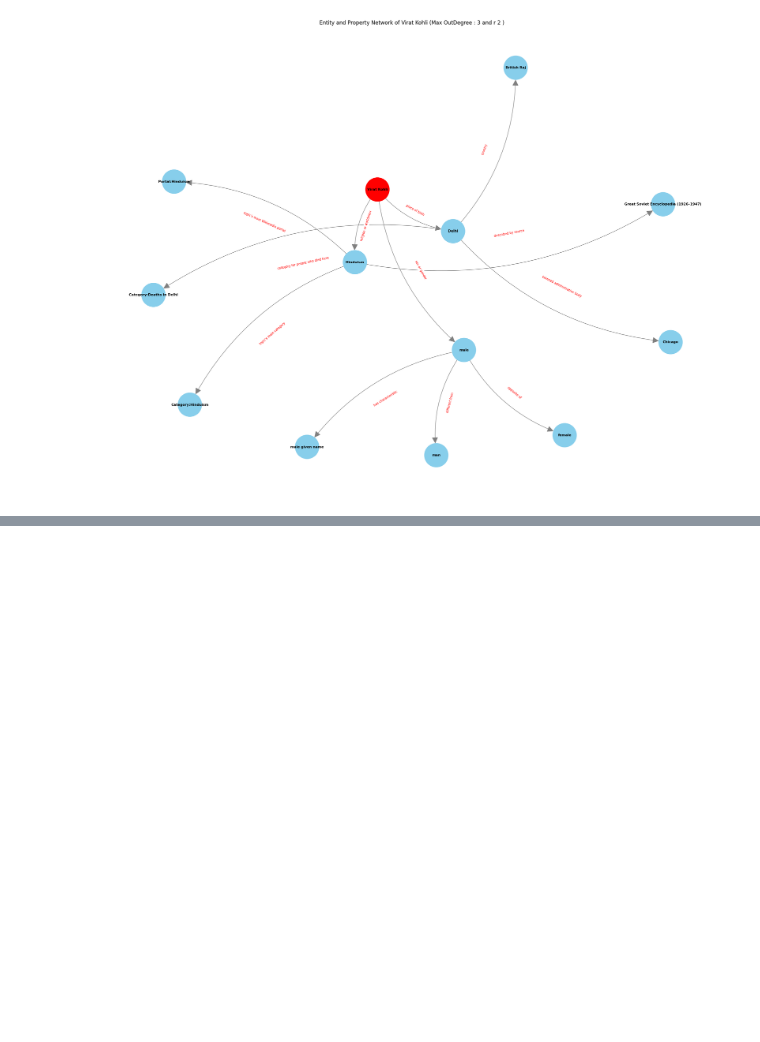
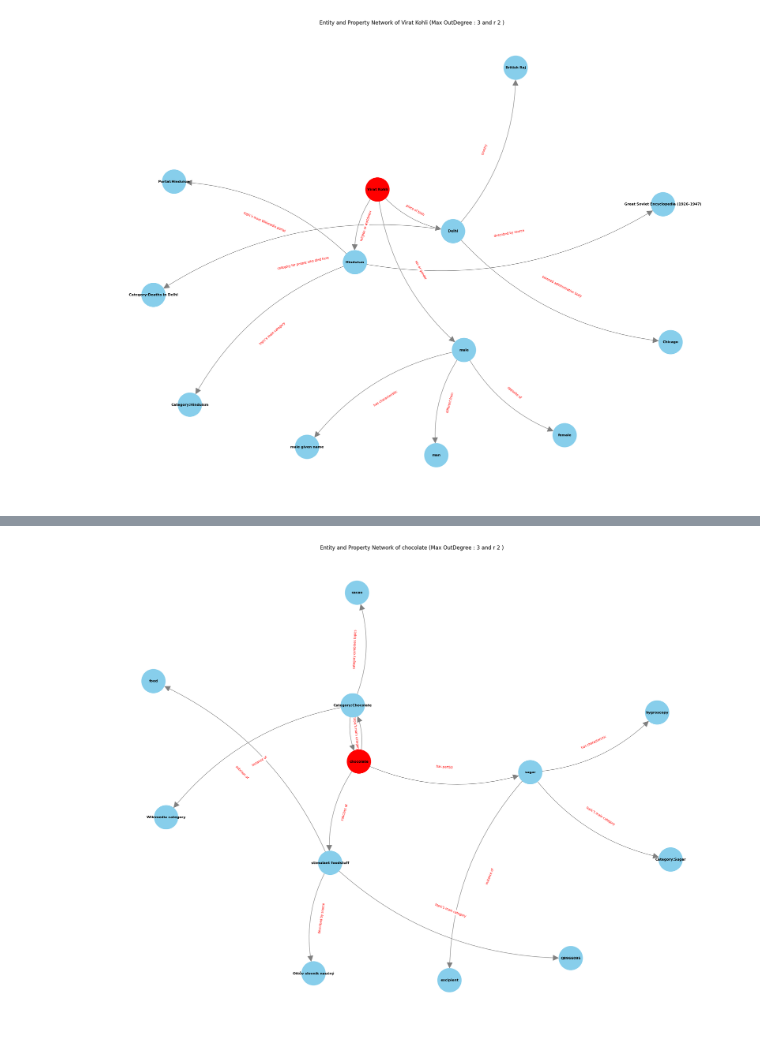
Before and after one commit to Aryan-ki-codepanti/wikiDataPy, a Jupyter notebook: WikiDataPy/GrapherPlot.ipynb, the cells around one changed output, grey strips where cells are left out. Cells and saved outputs as stored; diff of their text form; code cells hidden in the pictures; blank space fills up the shorter version.

Commit message:
tested demo

```diff
--- a/WikiDataPy/GrapherPlot.ipynb
+++ b/WikiDataPy/GrapherPlot.ipynb
@@ -72,0 +70,2 @@ G.plotNamedGraph("../plots/demo/kohli.png")
+# %%
+g3 = WikiGraph(src_name="chocolate")
@@ -72,0 +90,6 @@ G.plotNamedGraph("../plots/demo/kohli.png")
+# %%
+
+g3.buildGraph(r=2)
+g3.plotNamedGraph("../plots/demo/chocolate.png")
+# %% [output]
+[figure, added]
```
Also changed, not shown: parts of 4 cells of this notebook, 1 other file.
